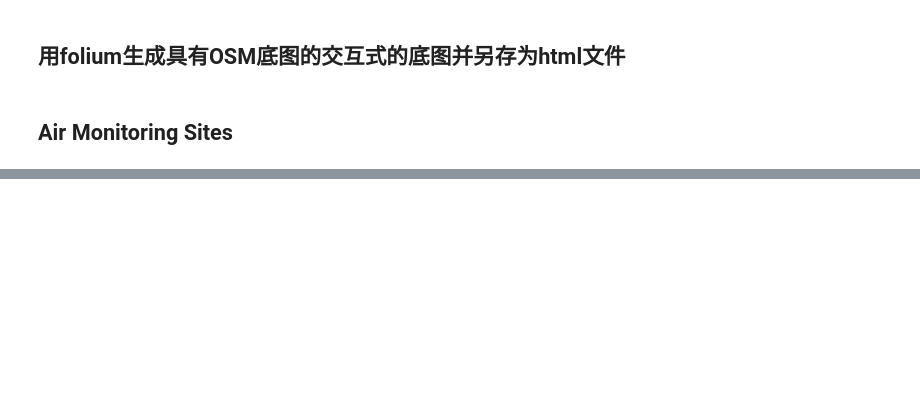
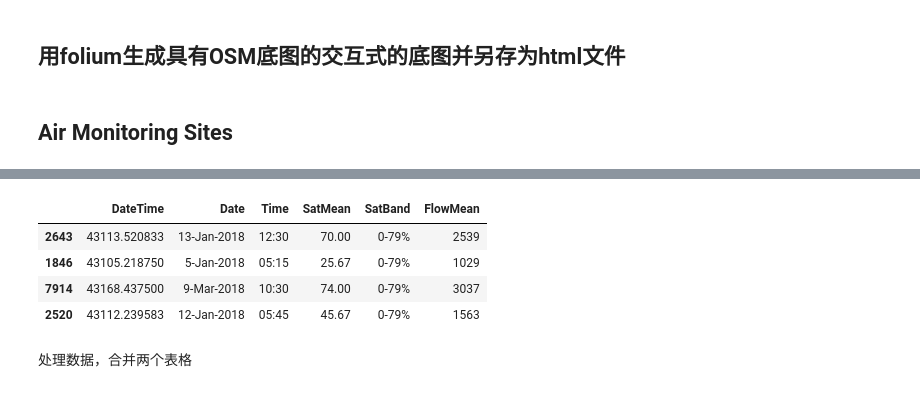
Before and after one commit to BohaoSuCC/2024CUSPLondonDataDive, a Jupyter notebook: DataPreprocess/Visualization.ipynb, the cells around one changed output, grey strips where cells are left out. Cells and saved outputs as stored; diff of their text form; code cells hidden in the pictures; blank space fills up the shorter version.

```diff
--- a/DataPreprocess/Visualization.ipynb
+++ b/DataPreprocess/Visualization.ipynb
@@ -175,0 +315,10 @@ m.save('../Data/AirQuality/SitesOpening.html')
+# %%
+CS_02_144.sample(4)
+# %% [output]
+|  | DateTime | Date | Time | SatMean | SatBand | FlowMean |
+| 2643 | 43113.520833 | 13-Jan-2018 | 12:30 | 70.00 | 0-79% | 2539 |
+| 1846 | 43105.218750 | 5-Jan-2018 | 05:15 | 25.67 | 0-79% | 1029 |
+| 7914 | 43168.437500 | 9-Mar-2018 | 10:30 | 74.00 | 0-79% | 3037 |
+| 2520 | 43112.239583 | 12-Jan-2018 | 05:45 | 45.67 | 0-79% | 1563 |
+# %% [markdown]
+处理数据，合并两个表格
```
Also changed, not shown: parts of 18 cells of this notebook, 4 other files.
